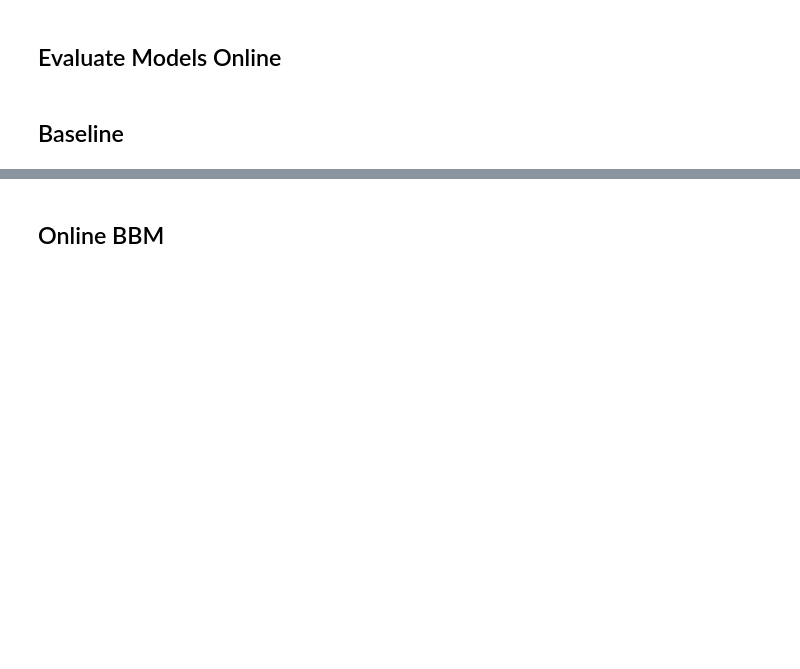
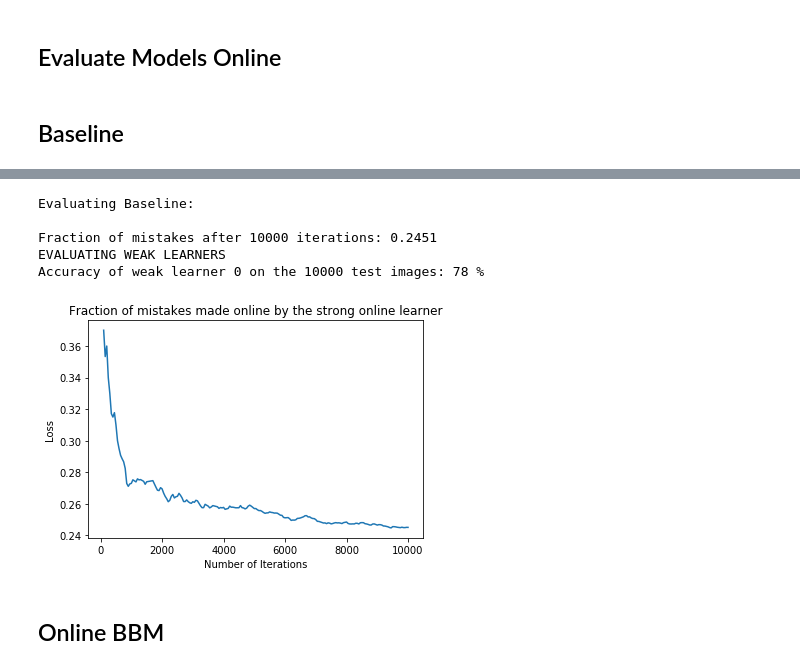
Before and after one commit to dqii/cos511_final_project, a Jupyter notebook: perc_mnist.ipynb, the cells around one changed output, grey strips where cells are left out. Saved outputs shown, nothing was run; the diff lists cells and outputs as text; code cells hidden in the pictures; blank space fills up the shorter version.

```diff
--- a/perc_mnist.ipynb
+++ b/perc_mnist.ipynb
@@ -443,3 +449,12 @@ Accuracy of weak learner 0 on the 2000 test images: 80 %
+# %%
+evaluate_baseline(architecture=0, T=10000)
+# %% [output]
+Evaluating Baseline:
+
+Fraction of mistakes after 10000 iterations: 0.2451
+EVALUATING WEAK LEARNERS
+Accuracy of weak learner 0 on the 10000 test images: 78 %
+[figure, added]
 # %% [markdown]
 ## Online BBM
 # %%
```
Also changed, not shown: parts of 7 cells of this notebook, 1 other file.
